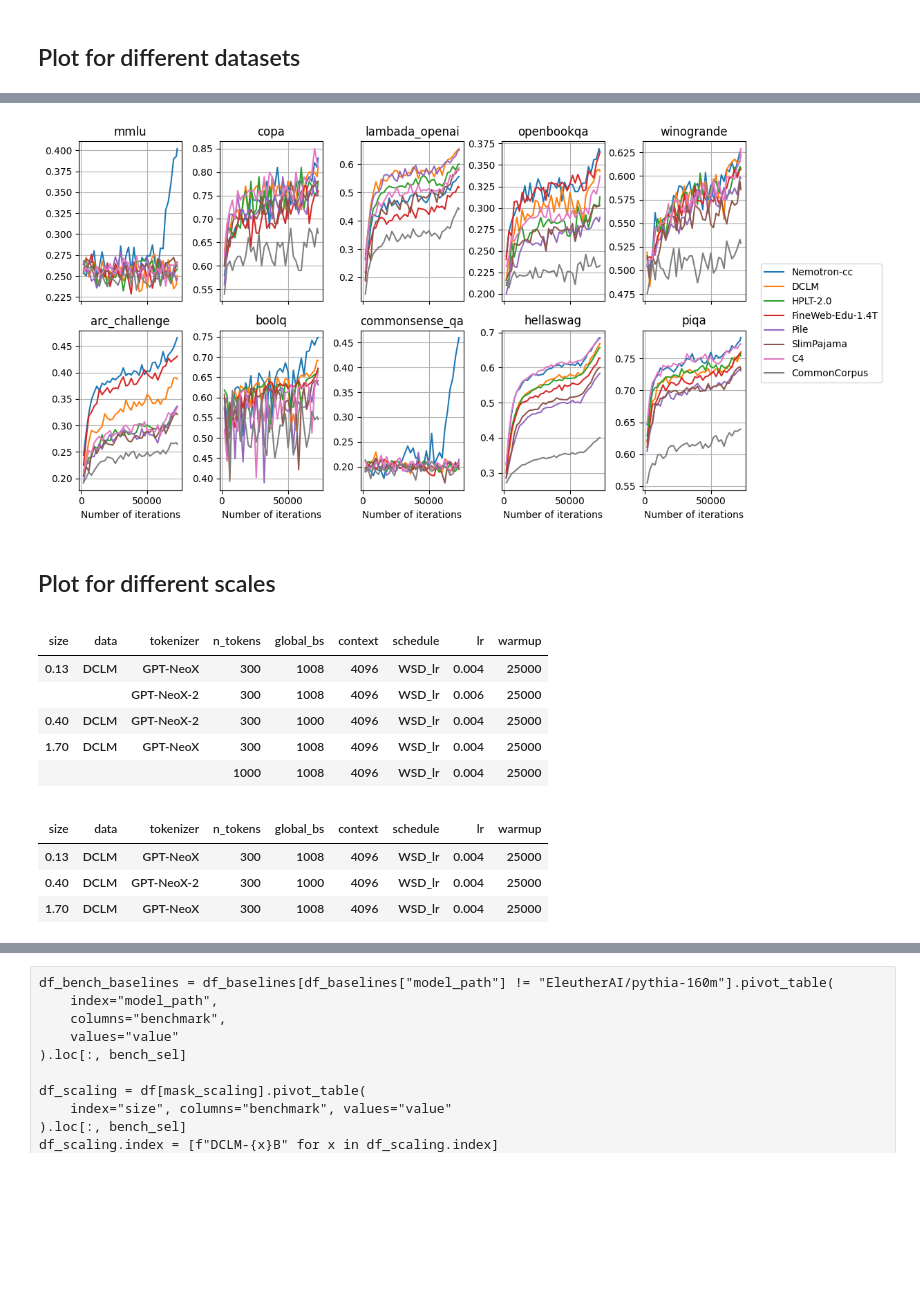
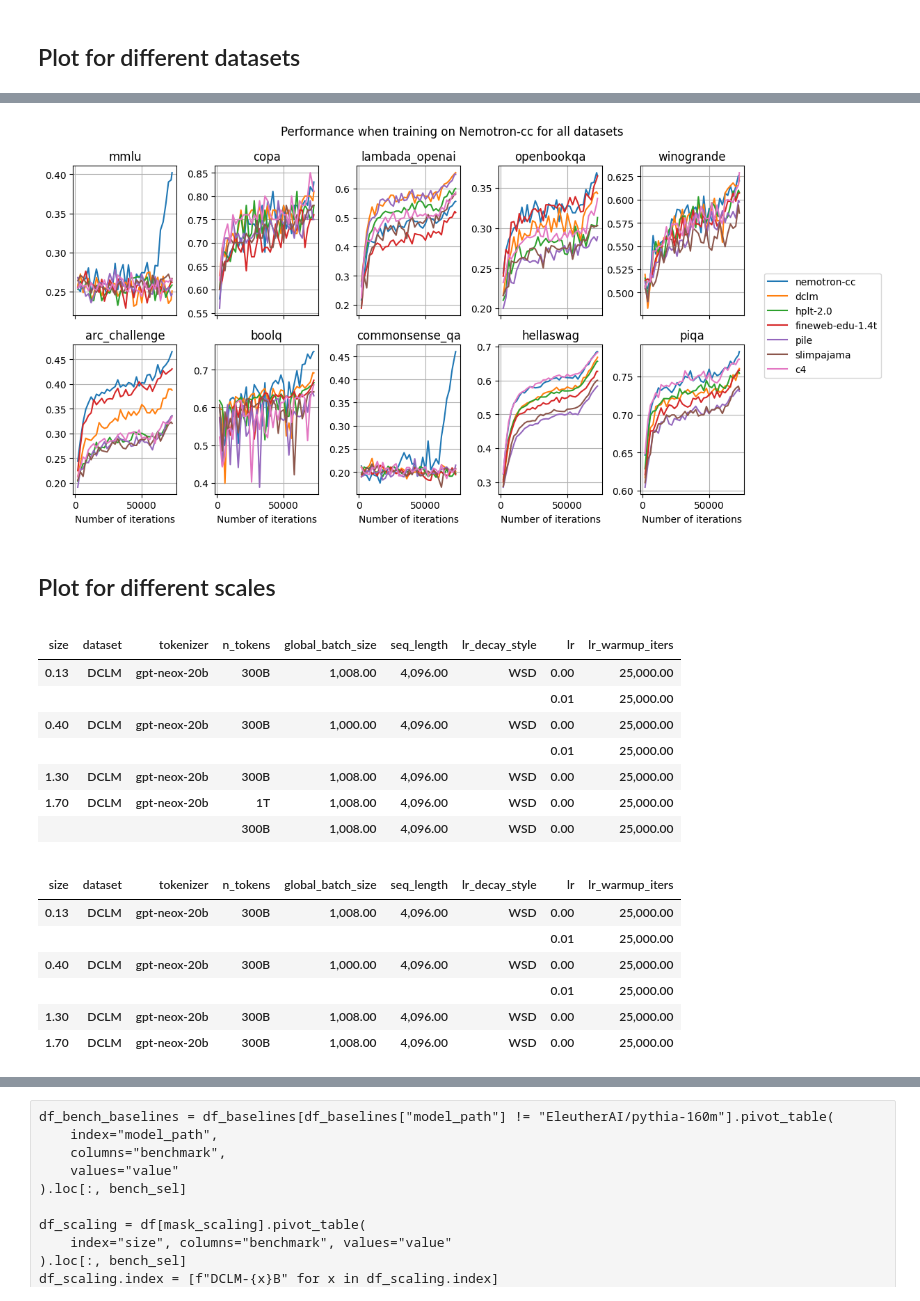
Before and after one commit to OpenEuroLLM/notebooks, a Jupyter notebook: plot_results_release/evaluation-analysis.ipynb, the cells around one changed output, grey strips where cells are left out. Drawn from its saved outputs; the diff is of its cells as text; code cells hidden in the pictures; blank space fills up the shorter version.

```diff
--- a/plot_results_release/evaluation-analysis.ipynb
+++ b/plot_results_release/evaluation-analysis.ipynb
@@ -57,0 +117,6 @@ df_all.pivot_table(index="model_name", columns="benchmark", aggfunc="count")["co
+# %%
+tasks_ = ["arc_challenge", "boolq", "commonsense_qa", "hellaswag", "piqa"]
+checkpoints_missing_zeroshot = [k for k, v in missing_checkpoint_tasks.items() if all(x in str(v) for x in tasks_)]
+with open("../../llmeval/llmeval/models-zeroshot-leonardo-10-shots.txt", "w") as f:
+    f.write("\n".join(checkpoints_missing_zeroshot))
+len(checkpoints_missing_zeroshot)
@@ -195,12 +348,13 @@ Name: count, dtype: int64
 # %%
 config = {
     #"size": 1.7,
-    "tokenizer": "GPT-NeoX",
-    "n_tokens": 300,
-    "global_bs": 1008,
-    "context": 4096,
-    "schedule": "WSD_lr",
-    "warmup": 25000,
+    #"tokenizer": "GPT-NeoX",
+    #"global_bs": 1008,
+
+    "n_tokens": "300B",
+    "seq_length": 4096,
+    #"lr_decay_style": "WSD",
+    "lr_warmup_iters": 25000,
 }
 mask = None
 for key, value in config.items():
@@ -228,0 +385,3 @@ df_all[mask].loc[:, hp_cols].groupby(hp_cols).count()
+# %%
+# remove model name as it has missing metadata (why?)
+df_all = df_all[df_all.model_name != "open-sci-refmodel-1.7bdata-C4tokenizer-GPT-NeoXsamples-50Bglobalbs-2048context-2048schedule-WSDlr-4e-3warmup-1000machine-LEONARDOrun-1"]
@@ -269,0 +477,5 @@ fig.suptitle("Average performance while training for different datasets", y=1.02
+# %%
+pd.options.display.float_format = "{:,.2f}".format
+
+df_sub = df_plot.loc[ (df_plot.seq_length == 4096) & (df_plot.loc[:, "size"] == 1.7)].copy()
+df_sub.pivot_table(index='benchmark', columns=["dataset", "n_tokens"], values="value").loc[bench_sel, ["dclm", "fineweb-edu-1.4t", "nemotron-cc"]]
@@ -274,56 +500,61 @@ fig, axes = plt.subplots(2, 5, figsize=(12, 6), sharex=True, sharey=False)
 axes = np.ravel(axes)
 lines = []  # Store line objects for legend
 labels = []  # Store labels for legend
 df_plot = df_all.copy()
-df_plot.data = df_plot.data.apply(lambda s: s.replace('Nemotron-cc-2024-HQ-real-synth-mix', 'Nemotron-cc'))
+df_plot.dataset = df_plot.dataset.apply(lambda s: s.replace('Nemotron-cc-2024-HQ-real-synth-mix', 'Nemotron-cc'))
+df_plot.dataset = df_plot.dataset.apply(lambda s: s.replace('Nemotron-cc-2024-HQ-real-synth-mix', 'Nemotron-cc'))
+df_plot.dataset = df_plot.dataset.str.lower()
 
 for i, benchmark in enumerate(bench_sel):
     ax = axes[i]
     # Create an explicit copy of the filtered DataFrame
     df_sub = df_plot.loc[(mask) & (df_plot.loc[:, "size"] == size) & (df_plot.benchmark == benchmark)].copy()
     # Now modify the copy
-    df_sub["tokens"] = df_sub["n_iter"] * df_sub["global_bs"]
+    df_sub["tokens"] = df_sub["n_iter"] * df_sub["global_batch_size"]
 
-    df_iter = df_sub.pivot_table(index=["data", "n_iter"], columns="benchmark", values="value").loc[:, benchmark]
-    df_iter = df_iter.reset_index().pivot_table(index="n_iter", columns="data", values=benchmark).loc[:, dataset_order]
+    df_iter = df_sub.pivot_table(index=["dataset", "n_iter"], columns="benchmark", values="value").loc[:, benchmark]
+    df_iter = df_iter.reset_index().pivot_table(index="n_iter", columns="dataset", values=benchmark).loc[:, dataset_order]
     # Capture the line objects and data column names
     plot_result = df_iter.plot(ax=ax, legend=False)
 
     # Store the lines and labels from the first plot
     if i == 0:
         lines = plot_result.get_lines()
         labels = df_iter.columns.tolist()
 
     ax.grid()
     ax.set_title(f"{benchmark}")
     ax.set_xlabel("Number of iterations")
 
 # Create a single legend outside the plot
 fig.legend(lines, labels, loc='center right', bbox_to_anchor=(1.02, 0.5))
 
 # Adjust layout to make room for the legend
+fig.suptitle("Performance when training on Nemotron-cc for all datasets")
 plt.tight_layout()
 plt.subplots_adjust(right=0.85)
 # %% [output]
-[figure, old version]
+[figure, new version]
 # %% [markdown]
 ## Plot for different scales
 # %%
-df_all.loc[df_all.data == "DCLM", hp_cols].groupby(hp_cols).count()
+df_all.loc[df_all.dataset == "DCLM", hp_cols].groupby(hp_cols).count()
 # %% [output]
 |  |  |  |  |  |  |  |  |  |
-| size | data | tokenizer | n_tokens | global_bs | context | schedule | lr | warmup |
-| 0.13 | DCLM | GPT-NeoX | 300 | 1008 | 4096 | WSD_lr | 0.004 | 25000 |
-|  |  | GPT-NeoX-2 | 300 | 1008 | 4096 | WSD_lr | 0.006 | 25000 |
-| 0.40 | DCLM | GPT-NeoX-2 | 300 | 1000 | 4096 | WSD_lr | 0.004 | 25000 |
-| 1.70 | DCLM | GPT-NeoX | 300 | 1008 | 4096 | WSD_lr | 0.004 | 25000 |
-|  |  |  | 1000 | 1008 | 4096 | WSD_lr | 0.004 | 25000 |
+| size | dataset | tokenizer | n_tokens | global_batch_size | seq_length | lr_decay_style | lr | lr_warmup_iters |
+| 0.13 | DCLM | gpt-neox-20b | 300B | 1,008.00 | 4,096.00 | WSD | 0.00 | 25,000.00 |
+|  |  |  |  |  |  |  | 0.01 | 25,000.00 |
+| 0.40 | DCLM | gpt-neox-20b | 300B | 1,000.00 | 4,096.00 | WSD | 0.00 | 25,000.00 |
+|  |  |  |  |  |  |  | 0.01 | 25,000.00 |
+| 1.30 | DCLM | gpt-neox-20b | 300B | 1,008.00 | 4,096.00 | WSD | 0.00 | 25,000.00 |
+| 1.70 | DCLM | gpt-neox-20b | 1T | 1,008.00 | 4,096.00 | WSD | 0.00 | 25,000.00 |
+|  |  |  | 300B | 1,008.00 | 4,096.00 | WSD | 0.00 | 25,000.00 |
 # %%
 config = {
-    "data": "DCLM",
+    "dataset": "DCLM",
     #"tokenizer": "GPT-NeoX",
-    "lr": .004,
-    "n_tokens": 300,
+    #"lr": .004,
+    "n_tokens": "300B",
 }
 mask_scaling = None
 for key, value in config.items():
@@ -334,10 +565,13 @@ for key, value in config.items():
 df_all[mask_scaling].loc[:, hp_cols].groupby(hp_cols).count()
 # %% [output]
 |  |  |  |  |  |  |  |  |  |
-| size | data | tokenizer | n_tokens | global_bs | context | schedule | lr | warmup |
-| 0.13 | DCLM | GPT-NeoX | 300 | 1008 | 4096 | WSD_lr | 0.004 | 25000 |
-| 0.40 | DCLM | GPT-NeoX-2 | 300 | 1000 | 4096 | WSD_lr | 0.004 | 25000 |
-| 1.70 | DCLM | GPT-NeoX | 300 | 1008 | 4096 | WSD_lr | 0.004 | 25000 |
+| size | dataset | tokenizer | n_tokens | global_batch_size | seq_length | lr_decay_style | lr | lr_warmup_iters |
+| 0.13 | DCLM | gpt-neox-20b | 300B | 1,008.00 | 4,096.00 | WSD | 0.00 | 25,000.00 |
+|  |  |  |  |  |  |  | 0.01 | 25,000.00 |
+| 0.40 | DCLM | gpt-neox-20b | 300B | 1,000.00 | 4,096.00 | WSD | 0.00 | 25,000.00 |
+|  |  |  |  |  |  |  | 0.01 | 25,000.00 |
+| 1.30 | DCLM | gpt-neox-20b | 300B | 1,008.00 | 4,096.00 | WSD | 0.00 | 25,000.00 |
+| 1.70 | DCLM | gpt-neox-20b | 300B | 1,008.00 | 4,096.00 | WSD | 0.00 | 25,000.00 |
 # %%
 ax = df_all[mask_scaling].pivot_table(
     index="size", columns="benchmark", values="value"
```
Also changed, not shown: parts of 50 cells of this notebook, 5 other files.
